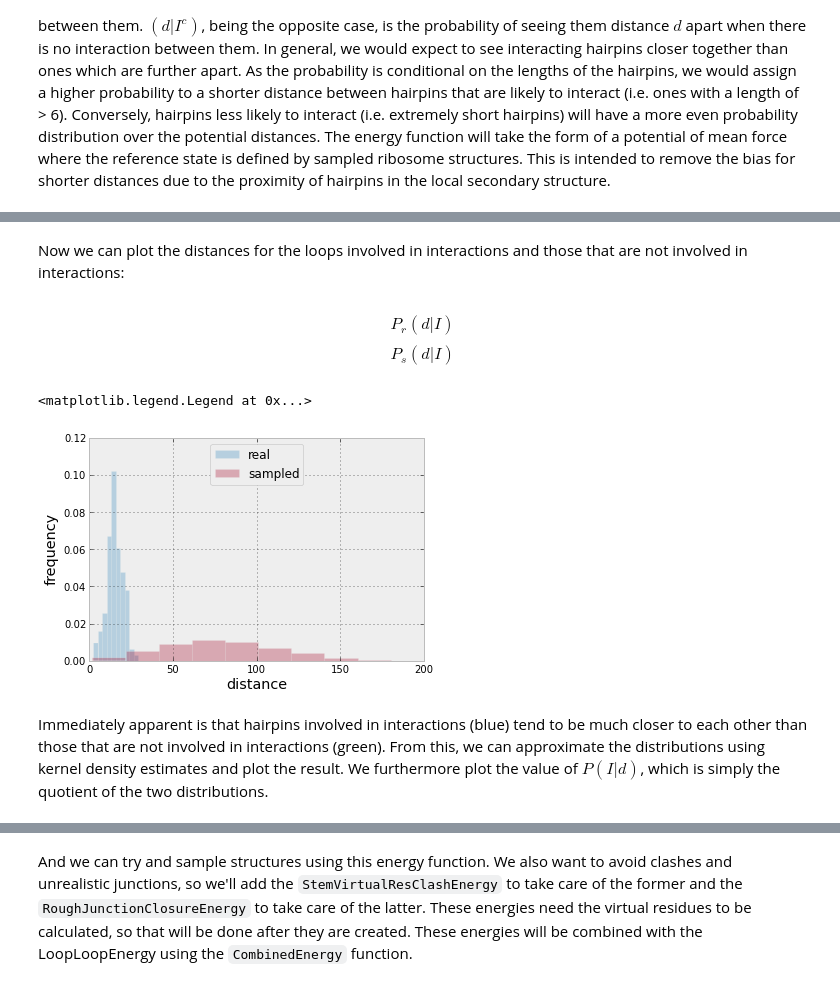
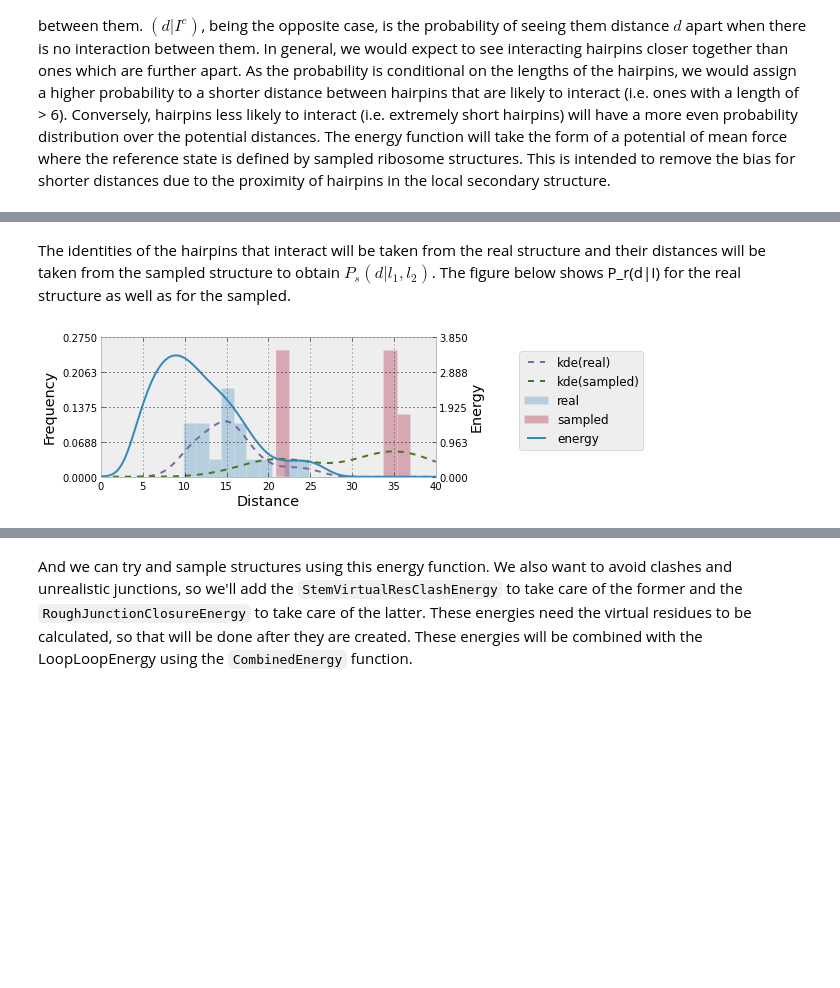
Before and after one commit to ViennaRNA/ernwin, a Jupyter notebook: ipy_notebook_ernwin.ipynb, the cells around one changed output, grey strips where cells are left out. Cells and saved outputs as stored; diff of their text form; code cells hidden in the pictures; blank space fills up the shorter version.

Commit message:
Finished the loop-loop interaction section

```diff
--- a/ipy_notebook_ernwin.ipynb
+++ b/ipy_notebook_ernwin.ipynb
@@ -171,7 +186,10 @@ def load_interactions(filename):
 
     #loop_loop = t[np.logical_and(t[t.columns[1]] == "l", t[t.columns[4]] == "l")]
     #loop_loop = t[np.logical_and(t.type1 == "l", t.type2 == "l")]
-    loop_loop = t[t.type1 == "l"]
+    tl = t[t.dist < 40]
+    loop_loop = tl[tl.type1 == "h"]
+    loop_loop = loop_loop[loop_loop.type2 == "h"]
+
     loop_loop_y = loop_loop[loop_loop.longrange == 'Y']
     loop_loop_n = loop_loop[loop_loop.longrange == 'N']
 
@@ -208,21 +197,41 @@ def load_interactions(filename):
-# %% [markdown]
-Now we can plot the distances for the loops involved in interactions and those that are not involved in interactions:
-# %% [markdown]
-$$P_r(d|I)$$
-$$P_s(d|I)$$
+# %% [markdown]
+The identities of the hairpins that interact will be taken from the real structure and their distances will be taken from the sampled structure to obtain $P_s(d|l_1, l_2)$. The figure below shows P_r(d|I) for the real structure as well as for the sampled.
+# %%
+import scipy.stats as ss
+
+def plot_real_vs_sampled(real_dists, sampled_dists, xlim=[0,40]):
+    fig, ax1 = plt.subplots()
+
+    figsize(6, 2.5)
+    h1 = ax1.hist(real_dists, alpha=0.3, normed=True, label='real')
+    h2 = ax1.hist(sampled_dists, alpha=0.3, normed=True, label='sampled')
+
+    xs = np.linspace(xlim[0], xlim[1], 100)
+
+    kr = ss.gaussian_kde(real_dists)
+    ks = ss.gaussian_kde(sampled_dists)
+
+    p1 = ax1.plot(xs, kr(xs), label='kde(real)', ls='--')
+    p2 = ax1.plot(xs, ks(xs), label='kde(sampled)', ls='--')
+
+    ax2 = ax1.twinx()
+    p3 = ax2.plot(xs, log(kr(xs) + ks(xs)) - log(ks(xs)), label='energy')
+
+    ax1.set_yticks(np.linspace(0, ax1.get_ybound()[1] * 1.1, 5))
+    ax2.set_yticks(np.linspace(0, ax2.get_ybound()[1] * 1.1, 5))
+
+    ls1, lb1 = ax1.get_legend_handles_labels()
+    ls2, lb2 = ax2.get_legend_handles_labels()
+
+    ax1.set_xlabel('Distance')
+    ax1.set_ylabel('Frequency')
+    ax2.set_ylabel('Energy')
+    plt.legend(ls1 + ls2, lb1 + lb2, bbox_to_anchor=(1.25, 0.9), loc=2, borderaxespad=0.)
+    #ax.legend(bbox_to_anchor=(1.1, 1.05))
 # %%
-figsize(6, 4)
-
 (ll, ll_y, ll_n) = load_interactions('fess/stats/temp.longrange.stats')
 (sll, sll_y, sll_n) = load_interactions('fess/stats/temp.longrange.stats.sampled')
-hist(ll_y['dist'], alpha=0.3, normed=True, label='real')
-hist(ll['dist'], alpha=0.3, normed=True, label='sampled')
 
-plt.xlabel('distance')
-plt.ylabel('frequency')
-plt.legend(loc='upper center')
+plot_real_vs_sampled(ll_y['dist'], sll_y['dist'])
 # %% [output]
-<matplotlib.legend.Legend at 0x...>
-[figure, old version]
+[figure, new version]
-# %% [markdown]
-Immediately apparent is that hairpins involved in interactions (blue) tend to be much closer to each other than those that are not involved in interactions (green). From this, we can approximate the distributions using kernel density estimates and plot the result. We furthermore plot the value of $P(I|d)$, which is simply the quotient of the two distributions.
```
Also changed, not shown: parts of 27 cells of this notebook.
